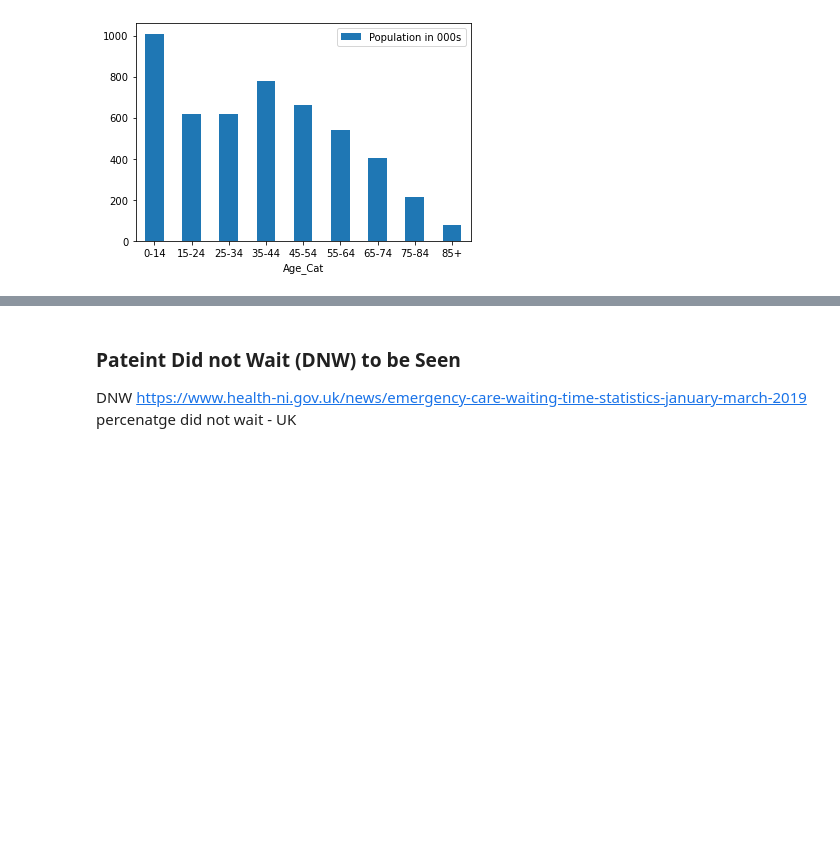
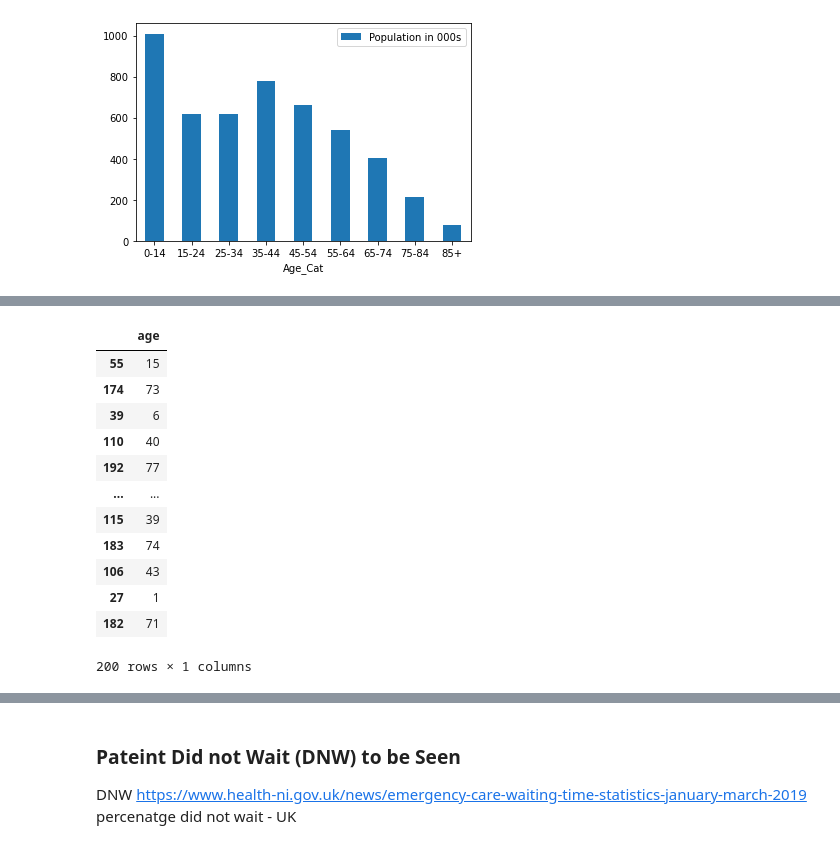
Before and after one commit to fionnmccarthy/Prog_DA_Project, a Jupyter notebook: real_world_phenomenon .ipynb, the cells around one changed output, grey strips where cells are left out. Drawn from its saved outputs; the diff is of its cells as text; code cells hidden in the pictures; blank space fills up the shorter version.

```diff
--- a/real_world_phenomenon .ipynb
+++ b/real_world_phenomenon .ipynb
@@ -58,0 +88,43 @@ ax = df.plot.bar(x='Age_Cat', y='Population in 000s', rot=0)
+# %%
+import numpy as np
+
+rng = np.random.default_rng()
+
+a = rng.integers(0,15, size=40)
+b = rng.integers(15,25, size=26)
+c = rng.integers(25,35, size=26)
+d = rng.integers(35,45, size=32)
+e = rng.integers(45,55, size=26)
+f = rng.integers(55,65, size=22)
+g = rng.integers(65,75, size=16)
+h = rng.integers(75,85, size=8)
+i = rng.integers(85,100, size=4)
+
+age_a = pd.DataFrame(a,  columns=["age"])
+age_b = pd.DataFrame(b,  columns=["age"])
+age_c = pd.DataFrame(c,  columns=["age"])
+age_d = pd.DataFrame(d,  columns=["age"])
+age_e = pd.DataFrame(e,  columns=["age"])
+age_f = pd.DataFrame(f,  columns=["age"])
+age_g = pd.DataFrame(g,  columns=["age"])
+age_h = pd.DataFrame(h,  columns=["age"])
+age_i = pd.DataFrame(i,  columns=["age"])
+#age_df
+
+age_df = pd.concat([age_a, age_b, age_c, age_d, age_e, age_f, age_g, age_h, age_i], ignore_index=True)
+age_df = age_df.sample(frac=1)
+age_df
+# %% [output]
+|  | age |
+| 55 | 15 |
+| 174 | 73 |
+| 39 | 6 |
+| 110 | 40 |
+| 192 | 77 |
+| ... | ... |
+| 115 | 39 |
+| 183 | 74 |
+| 106 | 43 |
+| 27 | 1 |
+| 182 | 71 |
+200 rows × 1 columns
```
Also changed, not shown: parts of 10 cells of this notebook.
